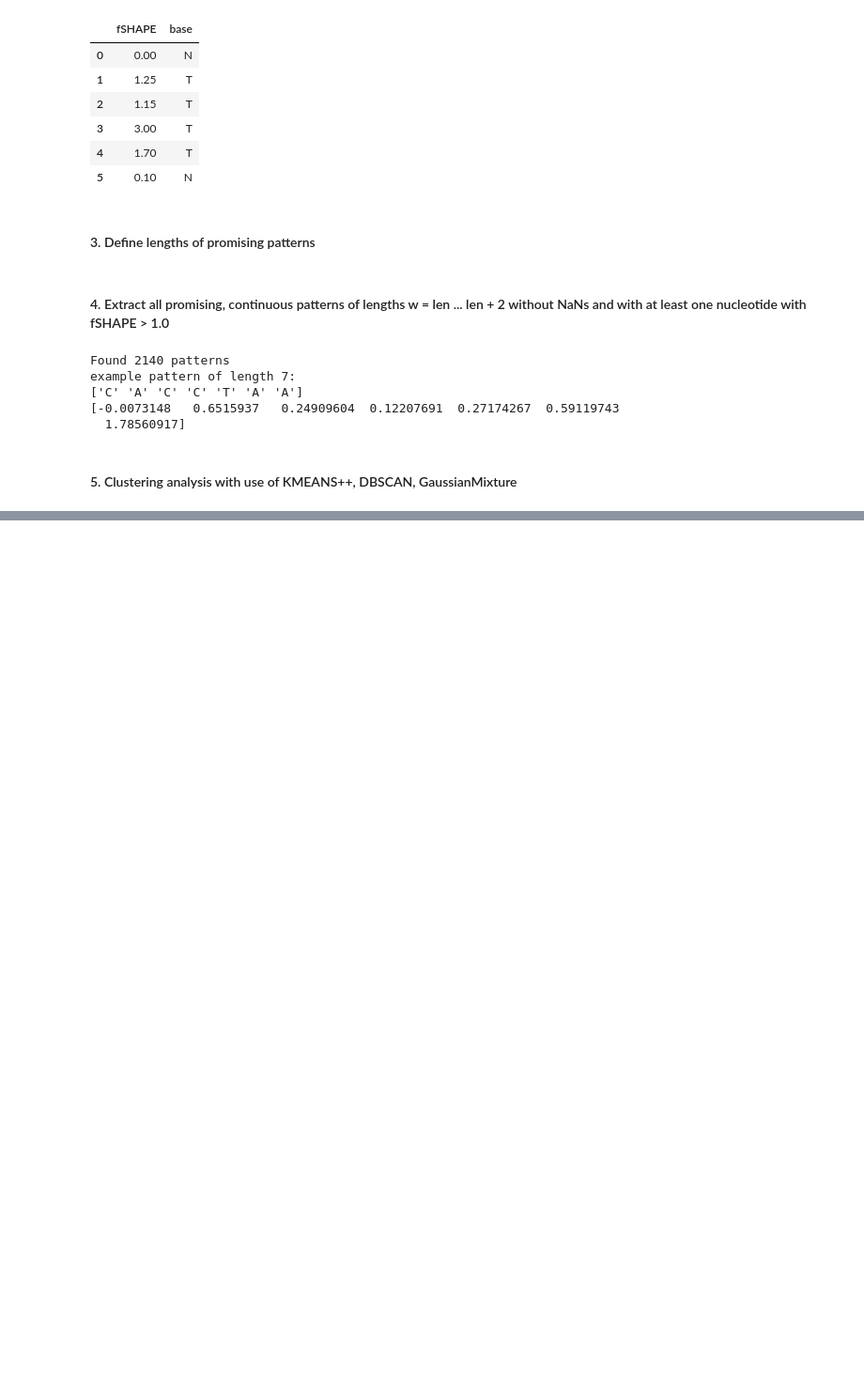
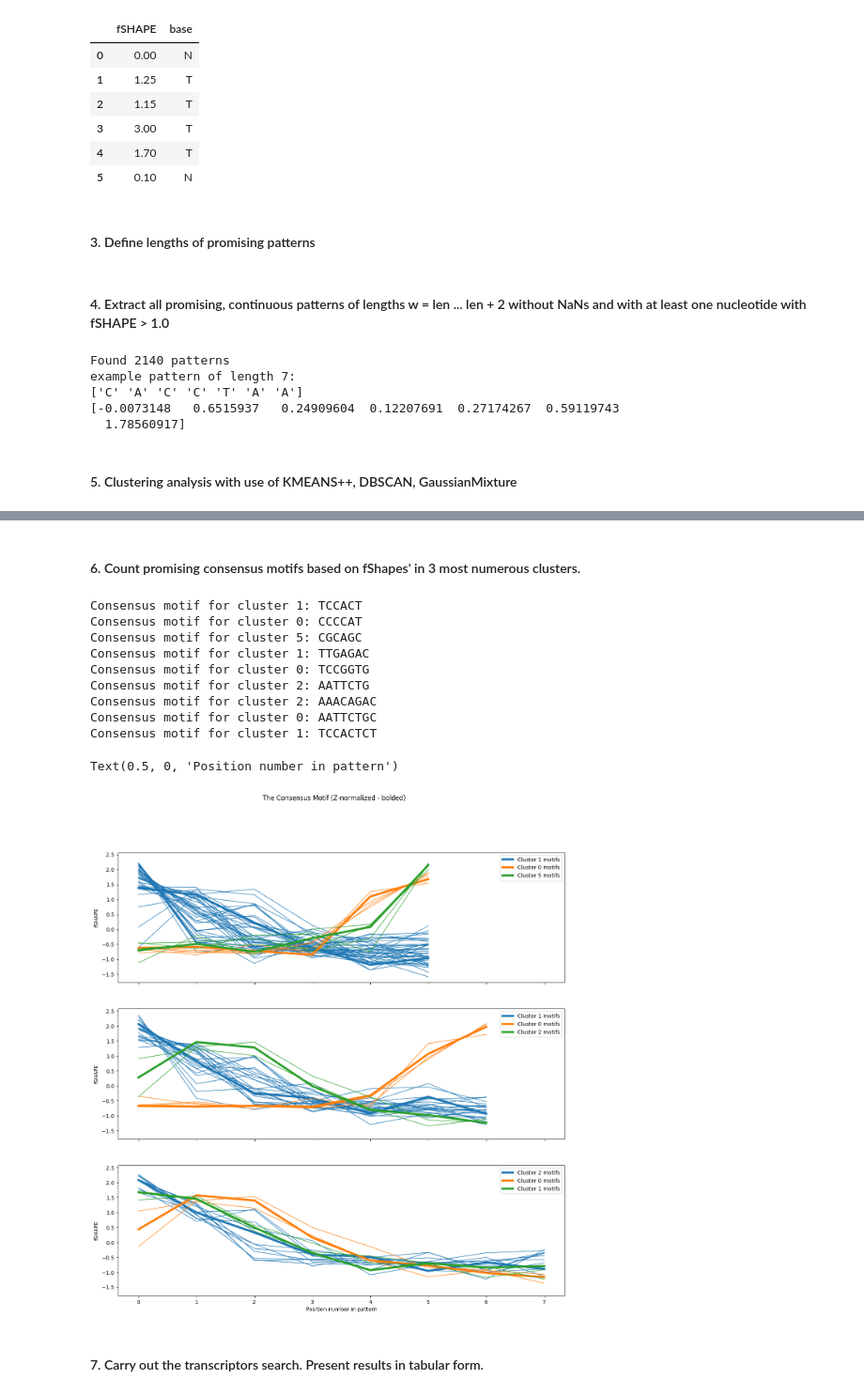
Before and after one commit to Michu-dev/ai-university-labs, a Jupyter notebook: AI in Biomedical Informatics/lab2/rna_analysis.ipynb, the cells around one changed output, grey strips where cells are left out. Shown at 94% size. Saved outputs shown, nothing was run; the diff lists cells and outputs as text; code cells hidden in the pictures; blank space fills up the shorter version.

```diff
--- a/AI in Biomedical Informatics/lab2/rna_analysis.ipynb
+++ b/AI in Biomedical Informatics/lab2/rna_analysis.ipynb
@@ -119,0 +131,53 @@ Explained variance of GaussianMixture: [0.86462297 0.08159485]
+# %% [markdown]
+#### 6. Count promising consensus motifs based on fShapes' in 3 most numerous clusters.
+# %%
+def plot_motifs(cluster, cluster_fshapes, consensus_motif_idx, ax, color):
+    for i, motif in enumerate(cluster_fshapes):
+        label, lw = None, 1
+        if i == consensus_motif_idx:
+            label = f"Cluster {cluster} motifs"
+            lw = 4
+        lw = 4 if i == consensus_motif_idx else 1
+        ax.plot(stumpy.core.z_norm(motif), color=color, lw=lw, label=label)
+# %%
+top_clusters_number = 3
+consensus_patterns, consensus_fshapes = [expected_pattern], [expected_pattern_df["fSHAPE"].to_numpy()]
+
+fig, axs = plt.subplots(figsize=(15, 15), nrows=3, sharex=True, sharey=True)
+colors = sns.color_palette(n_colors=top_clusters_number)
+
+for ax, pattern_length in zip(axs, pattern_lengths):
+    curr_patterns, curr_fshapes = np.array(patterns[pattern_length]), np.array(fshapes[pattern_length])
+    y_pred = DBSCAN(eps=0.4, min_samples=3).fit_predict(curr_fshapes).astype(int)
+    unique_labels, labels_count = np.unique(y_pred[y_pred != -1], return_counts=True)
+    top_labels = unique_labels[np.argsort(-labels_count)][:top_clusters_number]
+
+    for color, label in zip(colors, top_labels):
+        cluster_patterns, cluster_fshapes = curr_patterns[y_pred == label], curr_fshapes[y_pred == label]
+        _, idx, _ = stumpy.ostinato(cluster_fshapes.tolist(), pattern_length)
+
+        consensus_motif = ''.join(cluster_patterns[idx])
+        consensus_patterns.append(consensus_motif)
+        consensus_fshapes.append(cluster_fshapes[idx])
+        print(f'Consensus motif for cluster {label}: {consensus_motif}')
+        plot_motifs(label, cluster_fshapes, idx, ax, color)
+
+    ax.set_ylabel('fSHAPE')
+    ax.legend()
+
+fig.suptitle("The Consensus Motif (Z-normalized - bolded)")
+plt.xlabel("Position number in pattern")
+# %% [output]
+Consensus motif for cluster 1: TCCACT
+Consensus motif for cluster 0: CCCCAT
+Consensus motif for cluster 5: CGCAGC
+Consensus motif for cluster 1: TTGAGAC
+Consensus motif for cluster 0: TCCGGTG
+Consensus motif for cluster 2: AATTCTG
+Consensus motif for cluster 2: AAACAGAC
+Consensus motif for cluster 0: AATTCTGC
+Consensus motif for cluster 1: TCCACTCT
+Text(0.5, 0, 'Position number in pattern')
+[figure, added]
+# %% [markdown]
+#### 7. Carry out the transcriptors search. Present results in tabular form.
```
Also changed, not shown: parts of 9 cells of this notebook, 3 other files.
